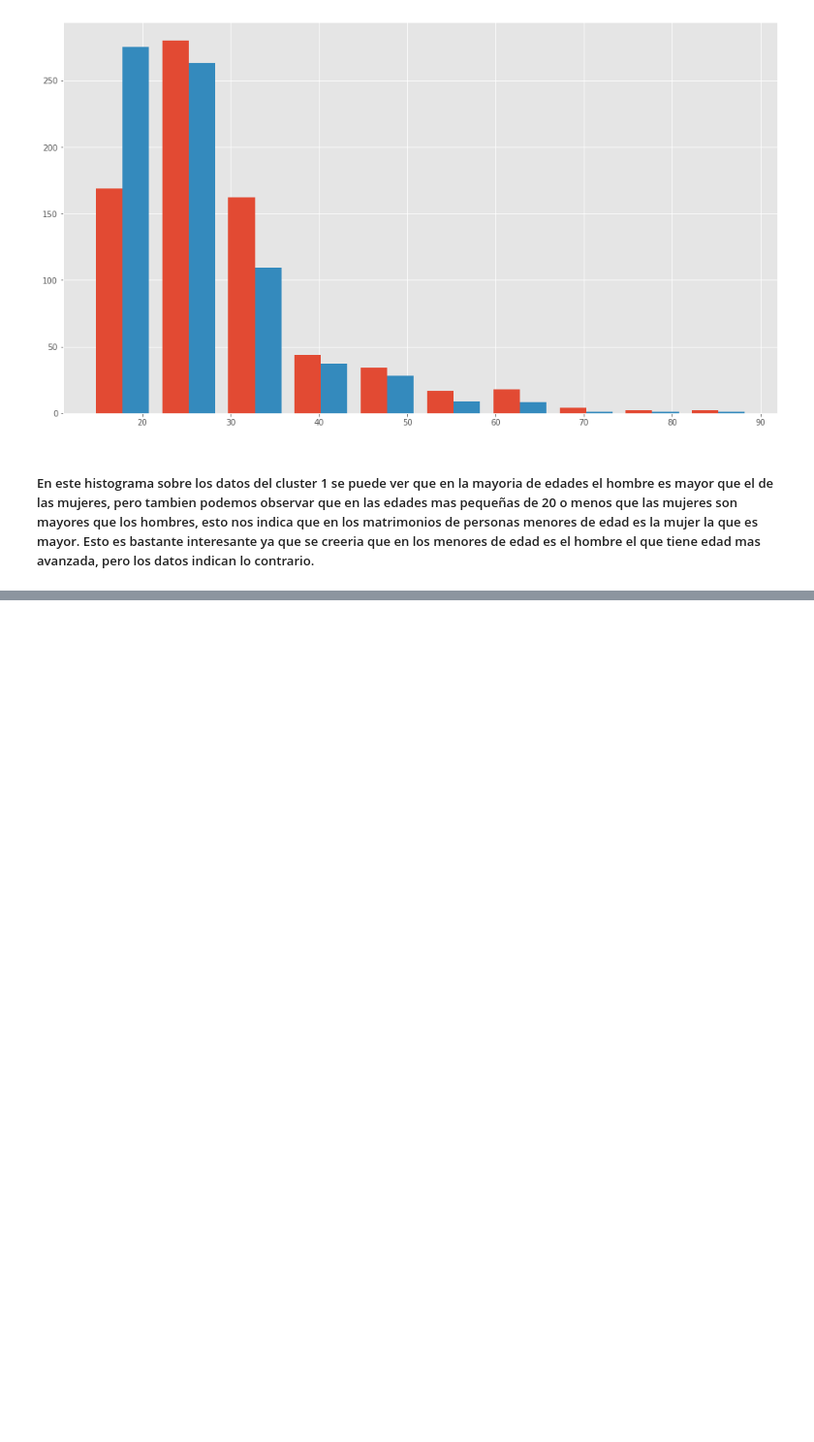
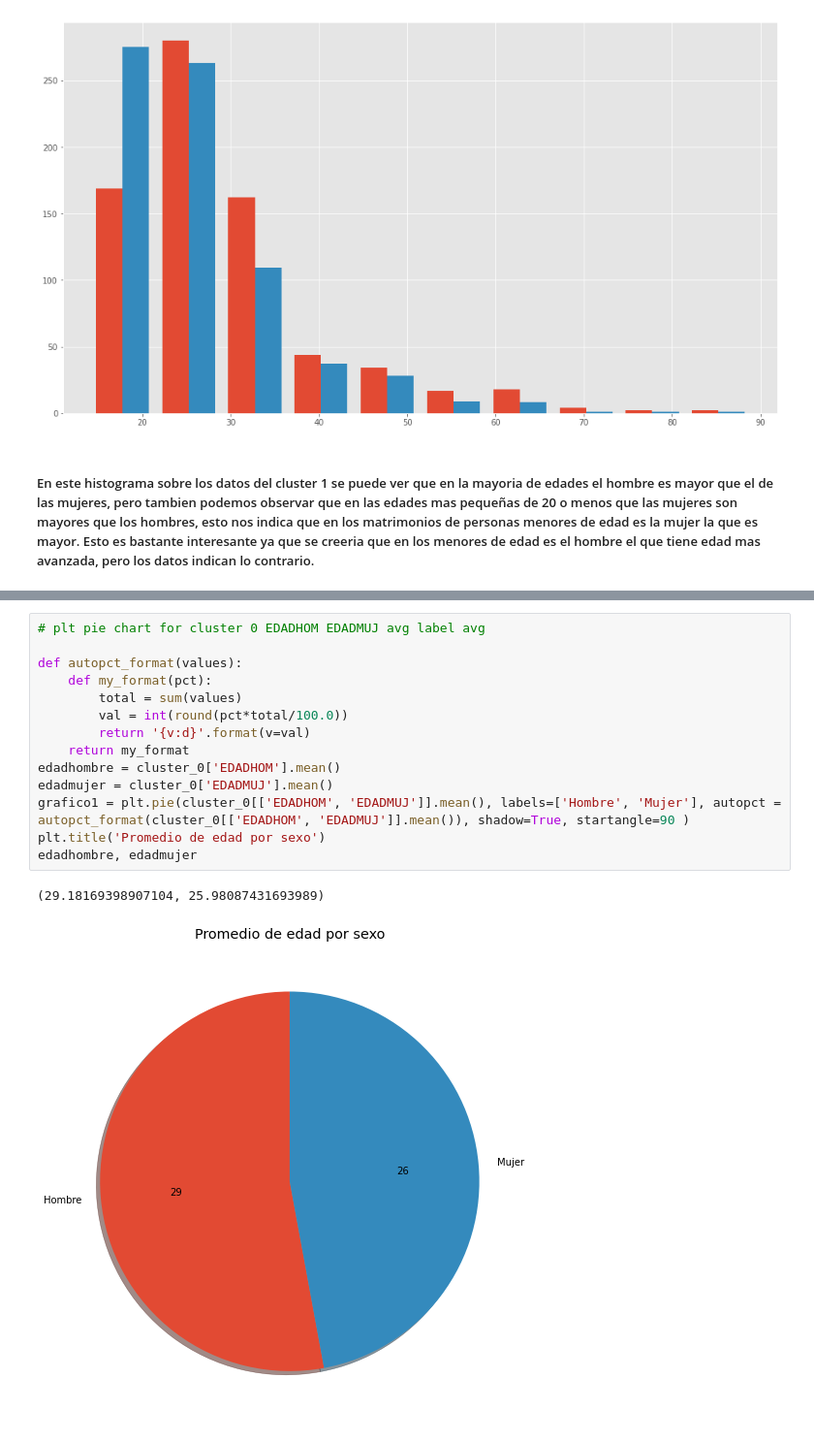
Before and after one commit to JJHH06/DMP1MarriageClustering, a Jupyter notebook: Proyecto1.ipynb, the cells around one changed output, grey strips where cells are left out. Shown at 97% size. Drawn from its saved outputs; the diff is of its cells as text; blank space fills up the shorter version.

```diff
--- a/Proyecto1.ipynb
+++ b/Proyecto1.ipynb
@@ -1172,0 +1182,17 @@ plt.hist(cluster_0[['EDADHOM', 'EDADMUJ']])
+# %%
+# plt pie chart for cluster 0 EDADHOM EDADMUJ avg label avg
+
+def autopct_format(values):
+    def my_format(pct):
+        total = sum(values)
+        val = int(round(pct*total/100.0))
+        return '{v:d}'.format(v=val)
+    return my_format
+edadhombre = cluster_0['EDADHOM'].mean()
+edadmujer = cluster_0['EDADMUJ'].mean()
+grafico1 = plt.pie(cluster_0[['EDADHOM', 'EDADMUJ']].mean(), labels=['Hombre', 'Mujer'], autopct = autopct_format(cluster_0[['EDADHOM', 'EDADMUJ']].mean()), shadow=True, startangle=90 )
+plt.title('Promedio de edad por sexo')
+edadhombre, edadmujer
+# %% [output]
+(29.18169398907104, 25.98087431693989)
+[figure, added]
```
Also changed, not shown: parts of 1 cell of this notebook.
